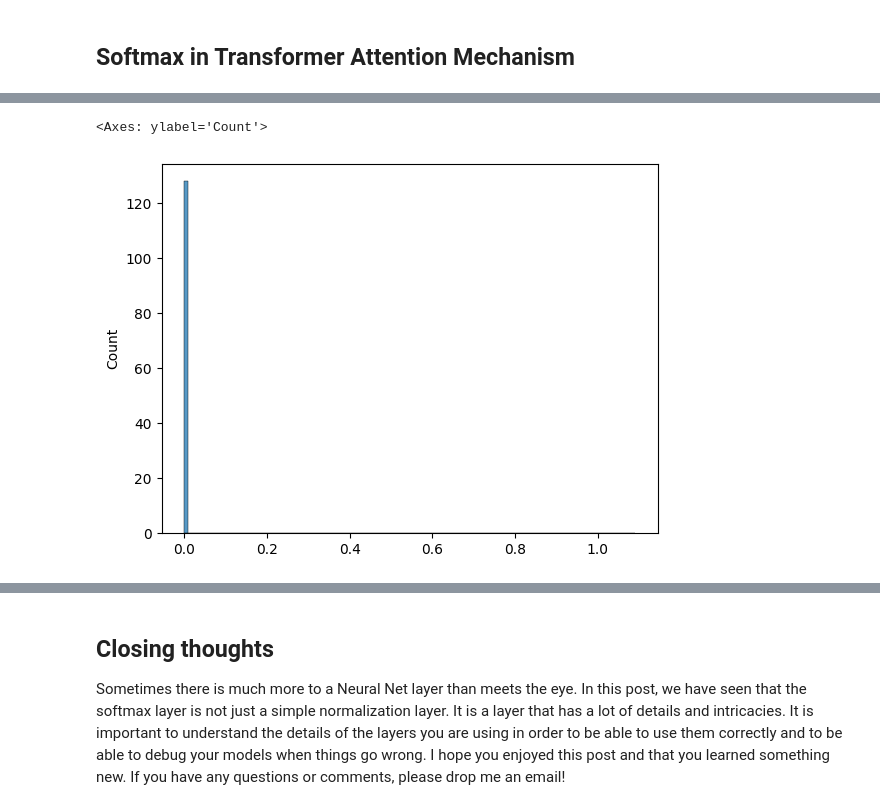
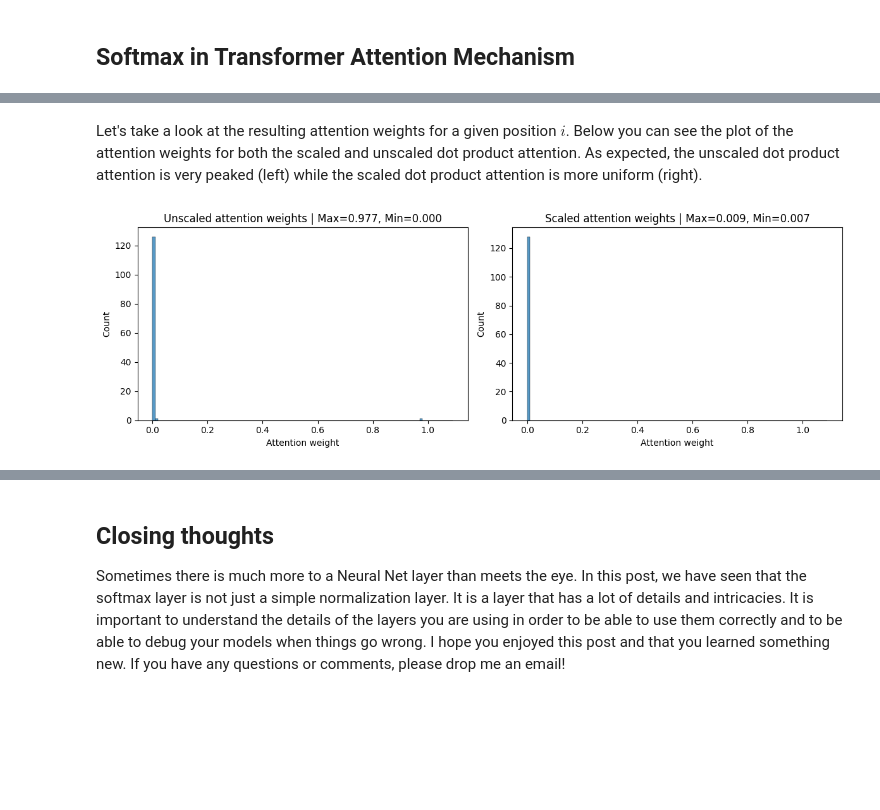
Before and after one commit to geroldcsendes/geroldcsendes.github.io, a Jupyter notebook: _notebooks/2023-07-11-softmax.ipynb, the cells around one changed output, grey strips where cells are left out. Cells and saved outputs as stored; diff of their text form; code cells hidden in the pictures; blank space fills up the shorter version.

```diff
--- a/_notebooks/2023-07-11-softmax.ipynb
+++ b/_notebooks/2023-07-11-softmax.ipynb
@@ -404,5 +422,20 @@ $$
 # %%
+import seaborn as sns
 torch.manual_seed(0)
-d = 512
-q = torch.randn(512, 1)
-k = torch.randn(512, 128)
+
+d = 512  # usual dimensionality of word embeddings
+seq_len = 128  # length of the sequence
+softmax = torch.nn.Softmax(dim=1)
+
+# generate unscaled attention weights
+q = torch.randn(d, 1)  # query vector: only a single query
+k = torch.randn(d, seq_len)  # key vectors at all positions
+
+a_i_unscaled = torch.matmul(q.t(), k)  # unscaled affinity of q to all keys
+e_i_unscaled = softmax(a_i_unscaled)  # unscaled attention weights
+
+# generate scaled attention weights
+q = torch.randn(d, 1) / torch.sqrt(torch.tensor(d))
+k = torch.randn(d, seq_len) / torch.sqrt(torch.tensor(d))
+a_i_scaled = torch.matmul(q.t(), k)
+e_i_scaled = softmax(a_i_scaled)
@@ -452,6 +442,19 @@ e_i_scaled = softmax(a_i_scaled)
-# %%
-import seaborn as sns
-sns.histplot(e_i_scaled.numpy().flatten(), bins=np.arange(0, 1.1, 0.01))
-# %% [output]
-<Axes: ylabel='Count'>
-[figure, removed]
+# %% [markdown]
+Let's take a look at the resulting attention weights for a given position $i$. Below you can see the plot of the attention weights for both the scaled and unscaled dot product attention. As expected, the unscaled dot product attention is very peaked (left) while the scaled dot product attention is more uniform (right).
+# %%
+fig, axs = plt.subplots(1, 2, figsize=(12, 4))
+sns.histplot(e_i_unscaled.numpy().flatten(), bins=np.arange(0, 1.1, 0.01), ax=axs[0])
+sns.histplot(e_i_scaled.numpy().flatten(), bins=np.arange(0, 1.1, 0.01), ax=axs[1])
+
+title_text = "Max={:.3f}, Min={:.3f}"
+
+axs[0].set_title('Unscaled attention weights | '+title_text.format(e_i_unscaled.max(), e_i_unscaled.min()))
+axs[1].set_title('Scaled attention weights | '+title_text.format(e_i_scaled.max(), e_i_scaled.min()))
+
+axs[0].set_xlabel('Attention weight')
+axs[1].set_xlabel('Attention weight')
+
+plt.tight_layout()
+plt.show()
+# %% [output]
+[figure, added]
```
Also changed, not shown: parts of 36 cells of this notebook, 6 other files.
